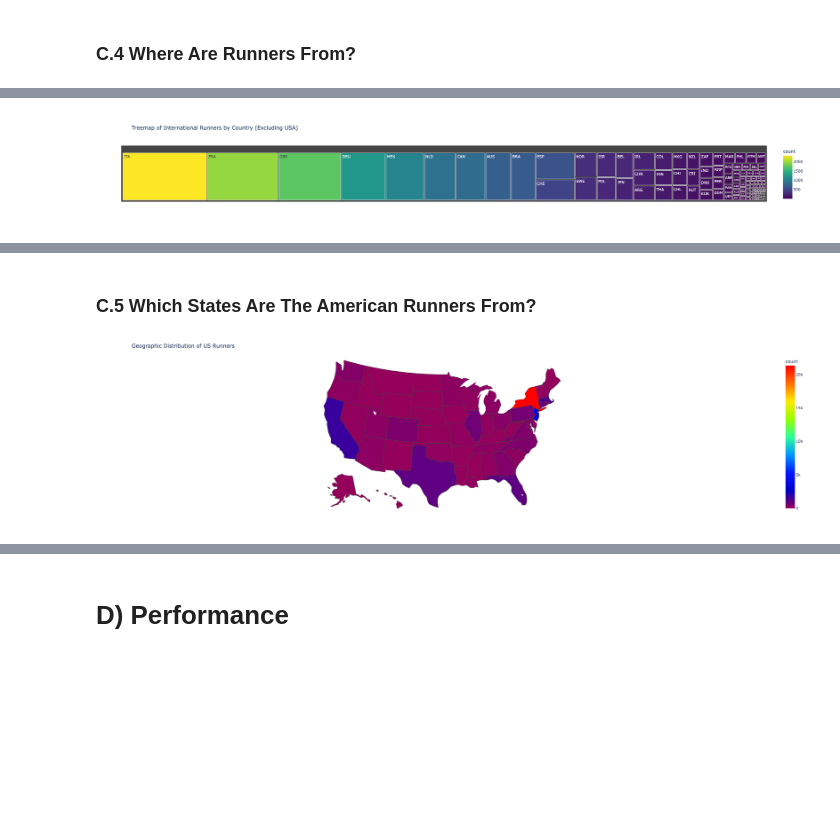
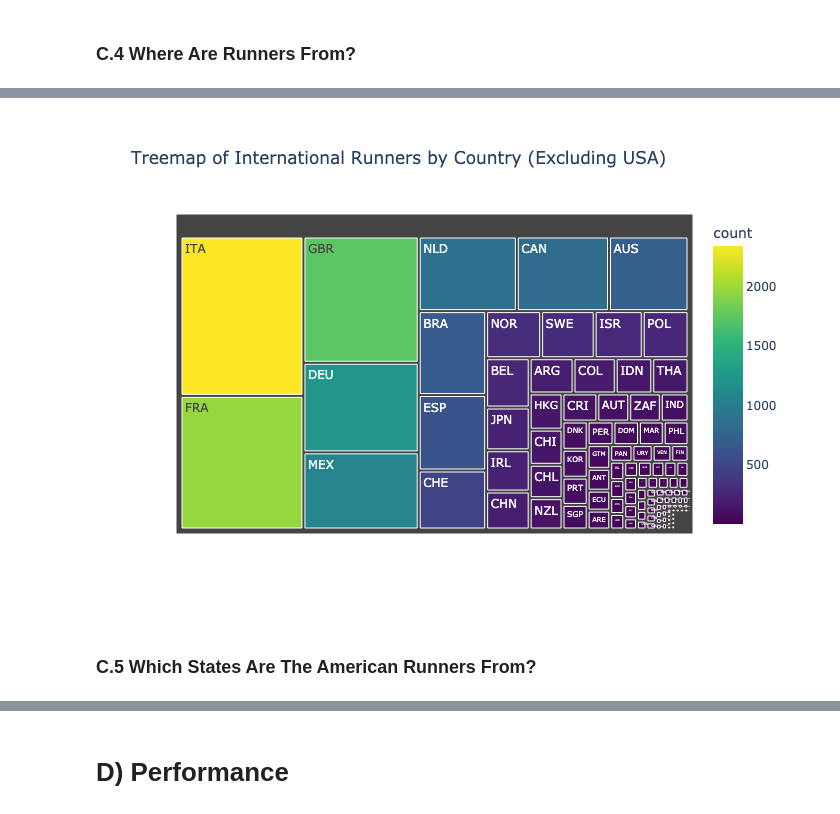
Before and after one commit to ishanmishra128/NYC2024MarathonAnalysis, a Jupyter notebook: MarathonAnalysis.ipynb, the cells around one changed output, grey strips where cells are left out. Cells and saved outputs as stored; diff of their text form; code cells hidden in the pictures; blank space fills up the shorter version.

```diff
--- a/MarathonAnalysis.ipynb
+++ b/MarathonAnalysis.ipynb
@@ -249,10 +247,7 @@ fig = px.treemap(country_counts,
                  color='count',
                  color_continuous_scale='Viridis')
 
-fig.show()
-fig.write_html("Treemap.html")
+fig.write_image("Treemap.png")
-# %% [output]
-[figure, removed]
 # %%
-IFrame(src="Treemap.html", width=2000, height=500)
+Image("Treemap.png")
 # %% [output]
@@ -260,3 +254,4 @@ IFrame(src="Treemap.html", width=2000, height=500)
+[figure, added]
 # %% [markdown]
 ### C.5 Which States Are The American Runners From?<a class="anchor" id="C5"></a>
 # %%
@@ -281,8 +276,5 @@ fig.update_layout(margin=dict(l=60, r=60, t=50, b=50),
     height=600
 )
 
-fig.show()
-fig.write_html("Cloropleth2.html")
+fig.write_image("Cloropleth2.png")
-# %% [output]
-[figure, removed]
 # %%
```
Also changed, not shown: parts of 5 cells of this notebook.
